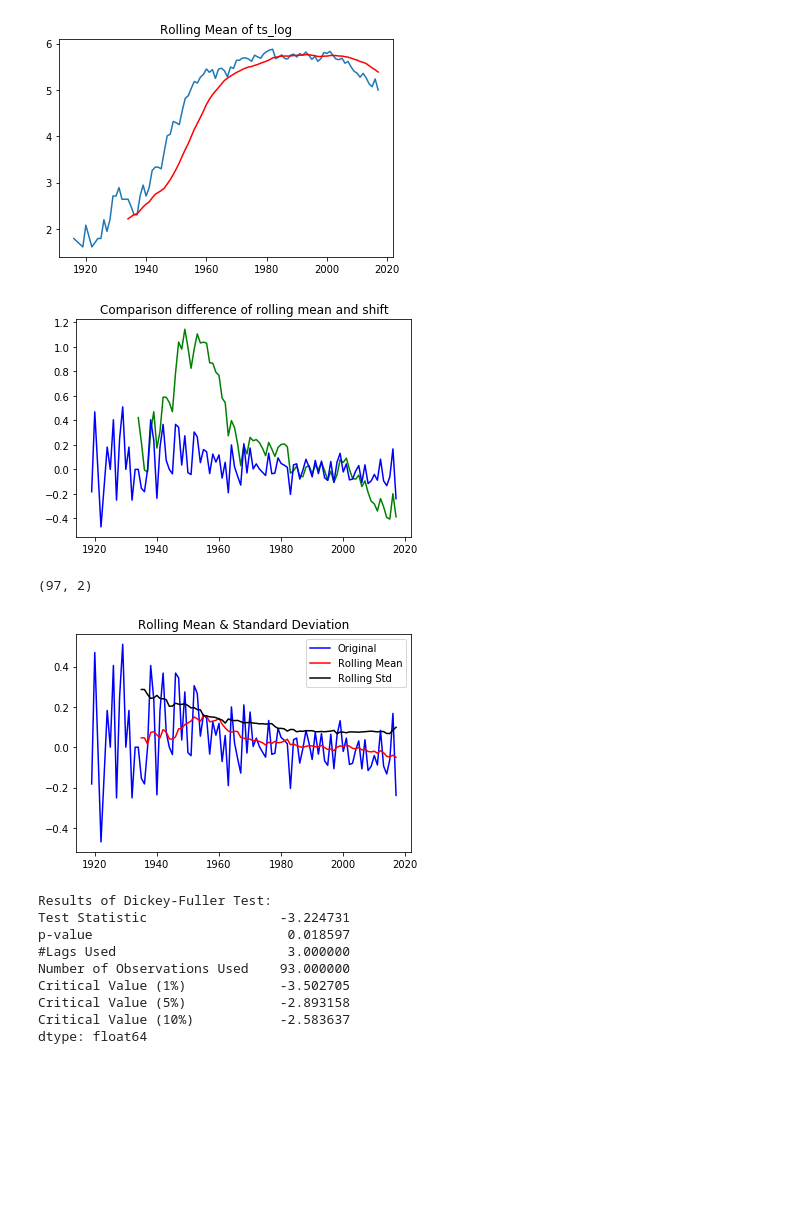
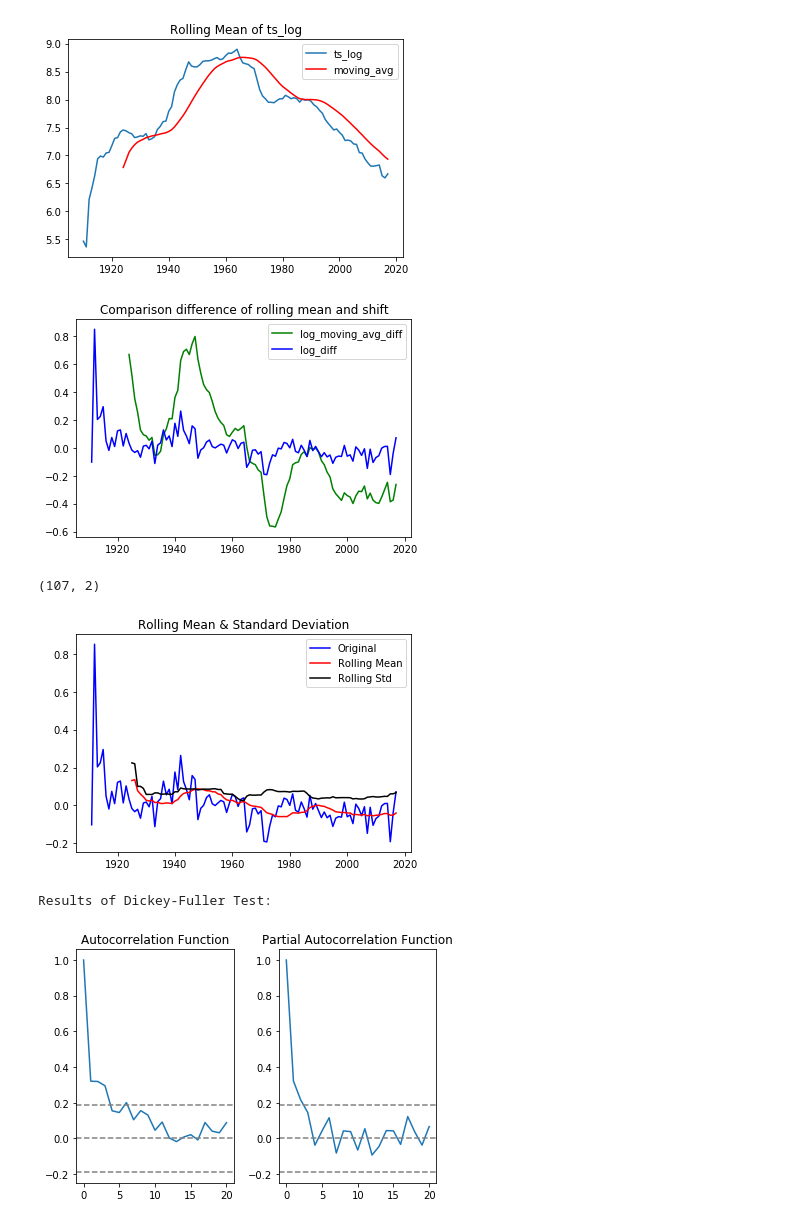
Before and after one commit to Louis-Dupont/ML_Project, a Jupyter notebook: arima.ipynb, the cells around one changed output. Drawn from its saved outputs; the diff is of its cells as text; code cells hidden in the pictures; blank space fills up the shorter version.

```diff
--- a/arima.ipynb
+++ b/arima.ipynb
@@ -11,9 +16,8 @@ state = 'merged'
 full_path = path+state+'.csv'
 data_set = pd.read_csv(full_path)
 # %%
-data=bf.get_year("TX","Jaime")
-dataF=data[data["Gender"]=="F"]
-dataM=data[data["Gender"]=="M"][['Year','Occurence']]
+data=bf.get_year("CA","John")
+dataM=data[data["Gender"]=="M"]
 plt.plot(dataM["Year"],dataM["Occurence"])
 # %% [output]
 [<matplotlib.lines.Line2D at 0x...>]
@@ -28,7 +34,6 @@ pdq = list(itertools.product(p, d, q))
 # Generate all different combinations of seasonal p, q and q triplets
 seasonal_pdq = [(x[0], x[1], x[2], 12) for x in list(itertools.product(p, d, q))]
 # %%
-from statsmodels.tsa.stattools import adfuller
 def test_stationarity(timeseries):
 
     #Determing rolling statistics
@@ -50,67 +55,76 @@ def test_stationarity(timeseries):
     for key,value in dftest[4].items():
         dfoutput['Critical Value (%s)'%key] = value
     print (dfoutput)
+    return dfoutput
 # %%
 ts_log = np.log(dataM["Occurence"])
 
 #Method 1 of removing trend
 moving_avg = ts_log.rolling(15).mean()
-plt.plot(dataM["Year"],ts_log)
-plt.plot(dataM["Year"],moving_avg, color='red')
+plt.plot(dataM["Year"],ts_log,label="ts_log")
+plt.plot(dataM["Year"],moving_avg, color='red',label="moving_avg")
 
 plt.title('Rolling Mean of ts_log')
+plt.legend(loc='best')
 plt.show()
 
 ts_log_moving_avg_diff = ts_log - moving_avg
 #ts_log_moving_avg_diff.dropna(inplace=True)
-plt.plot(dataM["Year"],ts_log_moving_avg_diff, color="green")
+plt.plot(dataM["Year"],ts_log_moving_avg_diff, color="green",label="log_moving_avg_diff")
 
 
 #Method 2 IS BETTER
 ts_log_diff = ts_log - ts_log.shift()
 
-plt.plot(dataM["Year"],ts_log_diff, color = 'blue')
+plt.plot(dataM["Year"],ts_log_diff, color = 'blue',label="log_diff")
+plt.legend(loc='best')
 plt.title('Comparison difference of rolling mean and shift')
 plt.show()
 
 #Recreate timeseries with result of method 2
 new_ts=pd.concat([dataM["Year"],ts_log_diff],axis=1)
 new_ts.dropna(inplace=True)
 print(new_ts.shape)
 
-test_stationarity(new_ts)
-#Stationnaire avec confiance de 95%
+result=test_stationarity(new_ts)
+if (not result["Test Statistic"]<result['Critical Value (1%)']):
+    raise ValueError("La courbe n'est pas stationnaire !")
+
+#Stationnaire avec confiance de 99%
 # %% [output]
-[figure, old version]
+[figure, new version]
-[figure, old version]
+[figure, new version]
-(97, 2)
+(107, 2)
-[figure, old version]
+[figure, new version]
 Results of Dickey-Fuller Test:
-Test Statistic                 -3.224731
-p-value                         0.018597
-#Lags Used                      3.000000
-Number of Observations Used    93.000000
-Critical Value (1%)            -3.502705
-Critical Value (5%)            -2.893158
-Critical Value (10%)           -2.583637
-dtype: float64
 # %%
-from statsmodels.tsa.stattools import acf, pacf
-
-lag_acf = acf(ts_log_diff, nlags=20)
-lag_pacf = pacf(ts_log_diff, nlags=20, method='ols')
+lag_acf = acf(new_ts["Occurence"], nlags=20)
+lag_pacf = pacf(new_ts["Occurence"], nlags=20, method='ols')
 #Plot ACF:
 plt.subplot(121)
 plt.plot(lag_acf)
 plt.axhline(y=0,linestyle='--',color='gray')
-plt.axhline(y=-1.96/np.sqrt(len(ts_log_diff)),linestyle='--',color='gray')
-plt.axhline(y=1.96/np.sqrt(len(ts_log_diff)),linestyle='--',color='gray')
+plt.axhline(y=-1.96/np.sqrt(len(new_ts)),linestyle='--',color='gray')
+plt.axhline(y=1.96/np.sqrt(len(new_ts)),linestyle='--',color='gray')
 plt.title('Autocorrelation Function')
+
+# Obtenir p = premier x tel que la courbe coupe l'interval supérieur de confiance
+p=0
+while lag_acf[p]>1.96/np.sqrt(len(new_ts)) and p<len(lag_acf):
+    p+=1
+
 #Plot PACF:
 plt.subplot(122)
 plt.plot(lag_pacf)
 plt.axhline(y=0,linestyle='--',color='gray')
-plt.axhline(y=-1.96/np.sqrt(len(ts_log_diff)),linestyle='--',color='gray')
-plt.axhline(y=1.96/np.sqrt(len(ts_log_diff)),linestyle='--',color='gray')
+plt.axhline(y=-1.96/np.sqrt(len(new_ts)),linestyle='--',color='gray')
+plt.axhline(y=1.96/np.sqrt(len(new_ts)),linestyle='--',color='gray')
 plt.title('Partial Autocorrelation Function')
 plt.tight_layout()
+
+# Obtenir q = premier x tel que la courbe coupe l'interval supérieur de confiance
+q=0
+while lag_acf[q]>1.96/np.sqrt(len(new_ts)) and q<len(lag_acf):
+    q+=1
+# %% [output]
+[figure, added]
```
Also changed, not shown: parts of 6 cells of this notebook, 1 other file.
